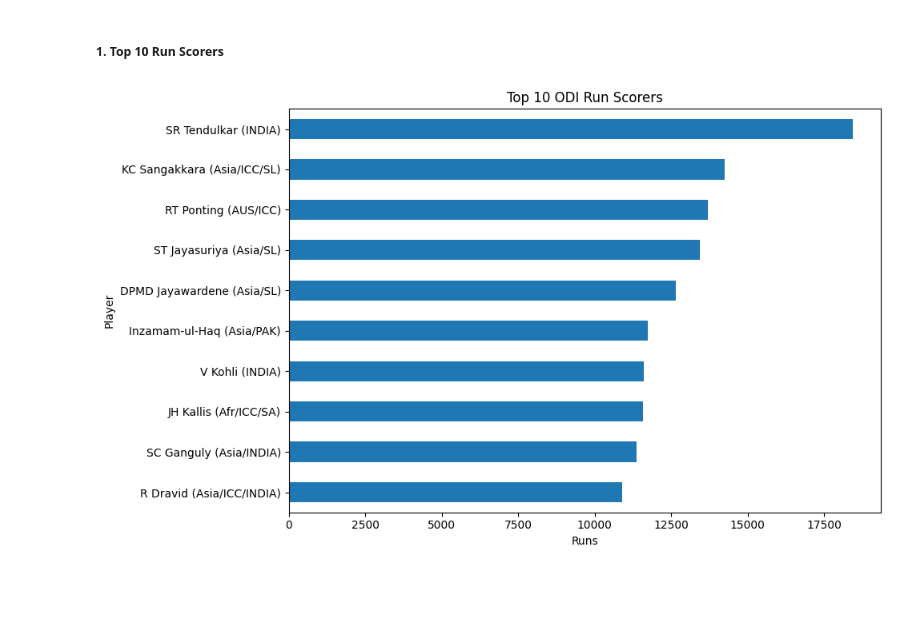
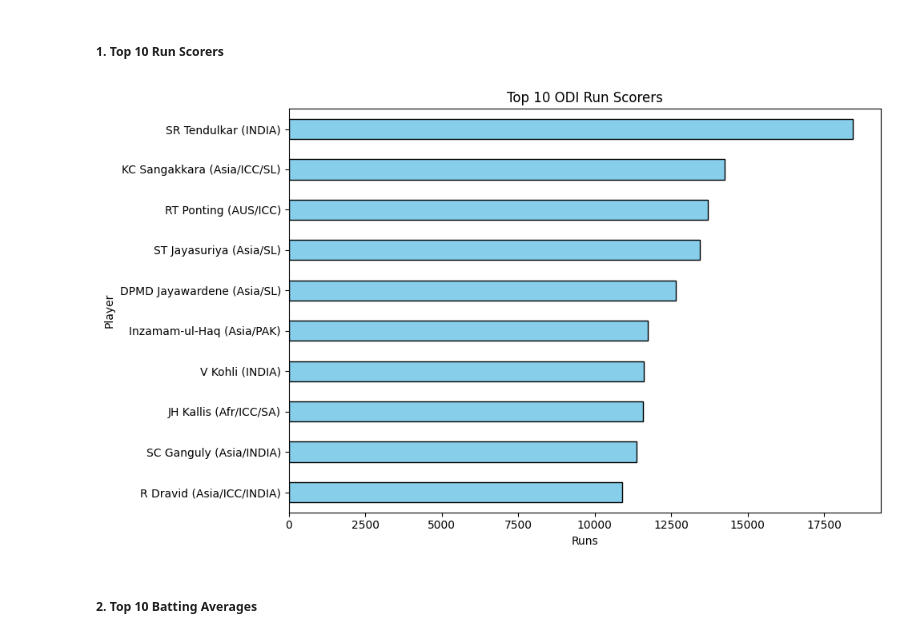
Before and after one commit to harsa4333/Cricket-Analytics-Dashboard, a Jupyter notebook: Python/01_Batting_EDA.ipynb, the cells around one changed output. Saved outputs shown, nothing was run; the diff lists cells and outputs as text; code cells hidden in the pictures; blank space fills up the shorter version.

Commit message:
Completed batting EDA analysis

```diff
--- a/Python/01_Batting_EDA.ipynb
+++ b/Python/01_Batting_EDA.ipynb
@@ -50,16 +50,18 @@ max      49.000000    96.000000    34.000000
 # %%
 top_runs = (df.groupby('Player')['Runs'].sum().sort_values(ascending=True).tail(10))
 
 fig, ax = plt.subplots(figsize=(10,6))
 
-top_runs.plot(kind='barh',ax=ax)
+top_runs.plot(kind='barh',ax=ax, color='skyblue', edgecolor='black')
 
 plt.title('Top 10 ODI Run Scorers')
 plt.xlabel('Runs')
 plt.ylabel('Player')
 
 plt.tight_layout()
 plt.savefig(r'../Images/Top_10_ODI_Run_Scorers.png',dpi=300,bbox_inches='tight')
 plt.show()
 # %% [output]
-[figure, old version]
+[figure, new version]
+# %% [markdown]
+##### 2. **Top 10 Batting Averages**
```
Also changed, not shown: parts of 9 cells of this notebook, 6 other files.
